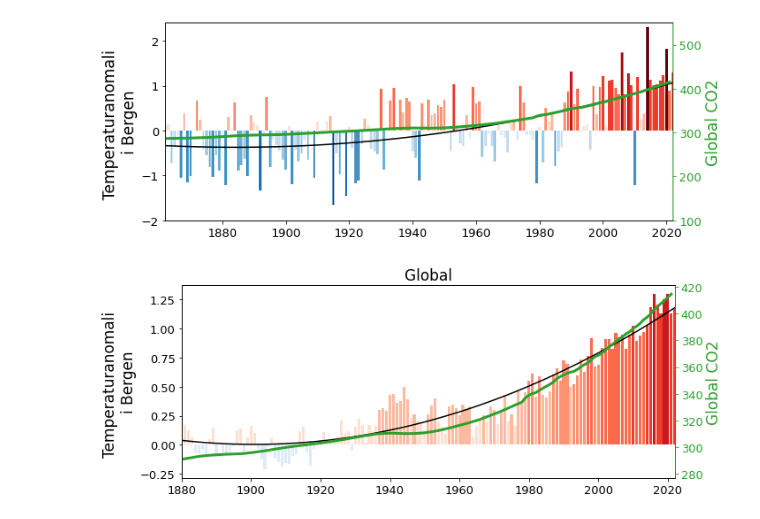
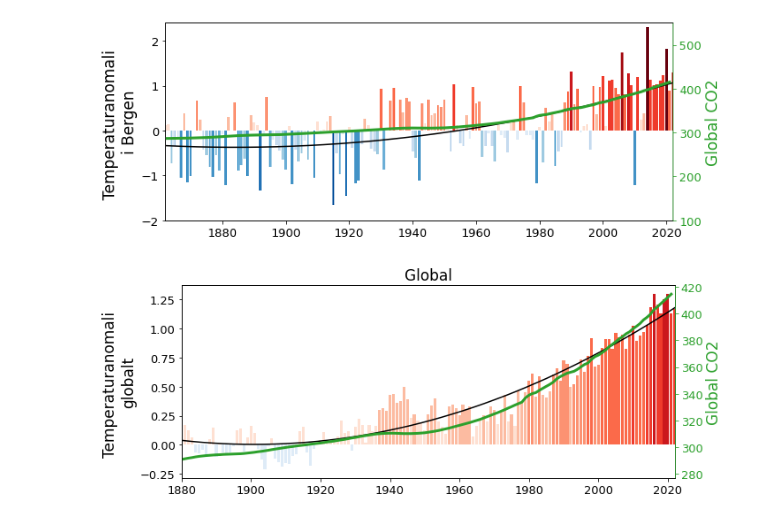
Before and after one commit to irendundas/EkteData, a Jupyter notebook: Workinprogress/Osteroy_vgs.ipynb, the cells around one changed output. Saved outputs shown, nothing was run; the diff lists cells and outputs as text; code cells hidden in the pictures.

```diff
--- a/Workinprogress/Osteroy_vgs.ipynb
+++ b/Workinprogress/Osteroy_vgs.ipynb
@@ -349,15 +349,6 @@ Text(0, 0.5, 'CO2')
 [figure]
 # %% [markdown]
 ### Lag en figur med temperaturstriper, andre ordens tilpasset polynom og globalt CO2-nivå
-# %%
-#colormap from the classical temperture stripes containing 8 blue
-# and 8 red colors
-cmap = ListedColormap([
-    '#08306b', '#08519c', '#2171b5', '#4292c6',
-    '#6baed6', '#9ecae1', '#c6dbef', '#deebf7',
-    '#fee0d2', '#fcbba1', '#fc9272', '#fb6a4a',
-    '#ef3b2c', '#cb181d', '#a50f15', '#67000d',
-])
 # %%
 fig, ax=plt.subplots(1, 1, figsize=(10, 4))
 for i in range(len(tid['Bergen'])):
@@ -425,31 +416,30 @@ plt.show()
 # %%
 fig, ax=plt.subplots(1, 1, figsize=(10, 4))
 for i in range(len(tid['Global'])):
     # For limits -2 to 2, with 0.25 degree intervals
     c=int(np.floor((2+temp['Global'][i])*4))
     plt.bar(tid['Global'][i], temp['Global'][i], color=cmap.colors[c])
 
 # Legg til trendlinjer fra tidligere
 a = np.polyfit(tid['Global'], temp['Global'], 2)
 plt.plot(
     tid['Global'], a[0]*tid['Global']**2
     + a[1]*tid['Global'] + a[2],
     'k'
 )
 
-ax.set_ylabel('Temperaturanomali \ni Bergen')
+ax.set_ylabel('Temperaturanomali \nglobalt')
 
 # Legg til global CO2
 ax2=ax.twinx()
 ax2.plot(tidco2, co2, 'C2', linewidth=3)
-#ax2.set_ylim(100, 550)
 ax2.spines['right'].set_color('C2')
 ax2.tick_params(axis='y', colors='C2')
 ax2.yaxis.label.set_color('C2')
 ax2.set_ylabel('Global CO2')
 
 plt.title('Global')
 plt.xlim(tid['Global'][0], tid['Global'][-1])
 plt.show()
 # %% [output]
-[figure, old version]
+[figure, new version]
```
Also changed, not shown: parts of 1 cell of this notebook.
